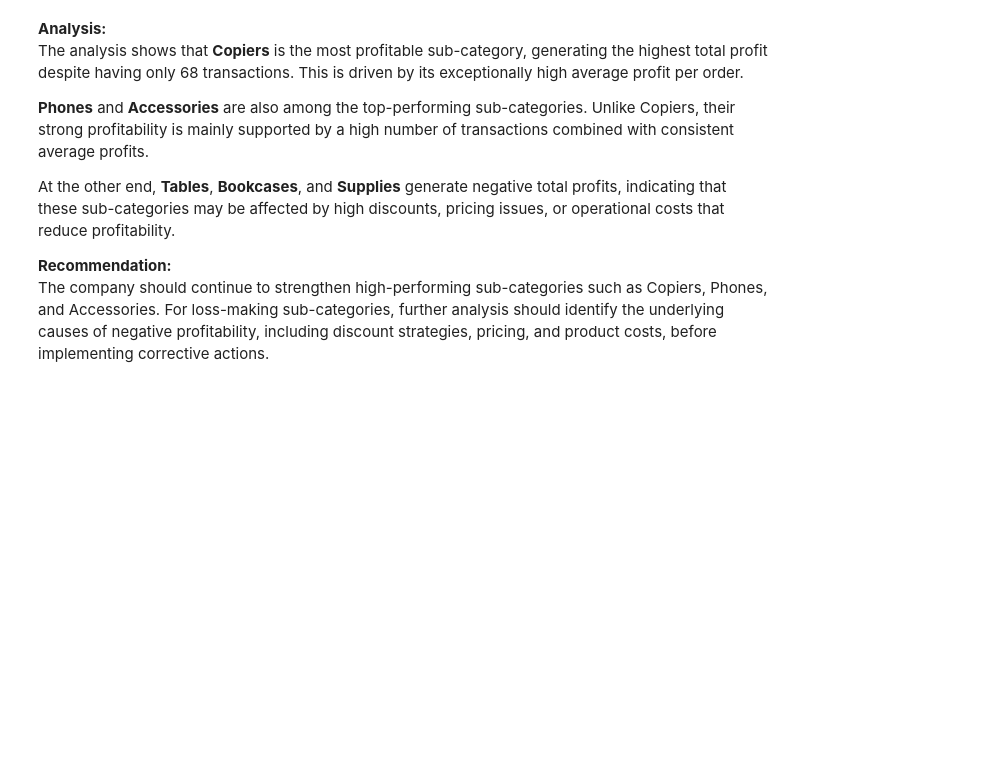
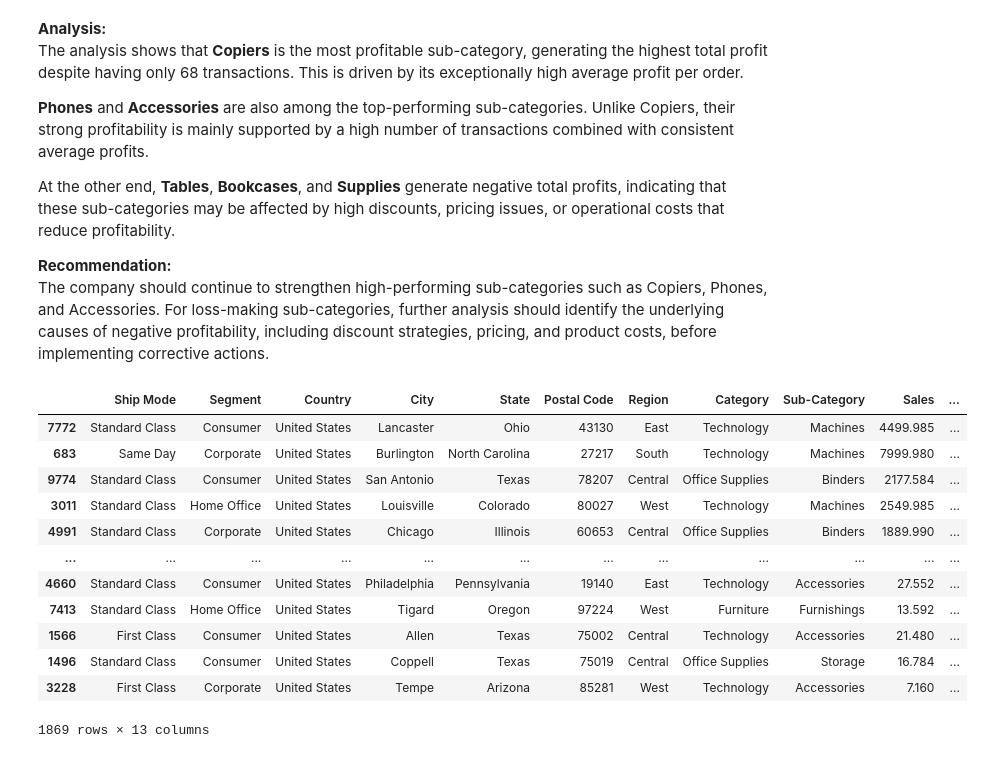
Before and after one commit to clia7/Superstore_Analysis, a Jupyter notebook: superstore-analysis.ipynb, the cells around one changed output. Cells and saved outputs as stored; diff of their text form; code cells hidden in the pictures; blank space fills up the shorter version.

```diff
--- a/superstore-analysis.ipynb
+++ b/superstore-analysis.ipynb
@@ -276,3 +281,20 @@ At the other end, **Tables**, **Bookcases**, and **Supplies** generate negative
 
 **Recommendation:**
 The company should continue to strengthen high-performing sub-categories such as Copiers, Phones, and Accessories. For loss-making sub-categories, further analysis should identify the underlying causes of negative profitability, including discount strategies, pricing, and product costs, before implementing corrective actions.
+# %%
+# Check for the high negative profit
+display(df[df['Profit']< 0].sort_values(by='Profit'))
+# %% [output]
+|  | Ship Mode | Segment | Country | City | State | Postal Code | Region | Category | Sub-Category | Sales | ... |
+| 7772 | Standard Class | Consumer | United States | Lancaster | Ohio | 43130 | East | Technology | Machines | 4499.985 | ... |
+| 683 | Same Day | Corporate | United States | Burlington | North Carolina | 27217 | South | Technology | Machines | 7999.980 | ... |
+| 9774 | Standard Class | Consumer | United States | San Antonio | Texas | 78207 | Central | Office Supplies | Binders | 2177.584 | ... |
+| 3011 | Standard Class | Home Office | United States | Louisville | Colorado | 80027 | West | Technology | Machines | 2549.985 | ... |
+| 4991 | Standard Class | Corporate | United States | Chicago | Illinois | 60653 | Central | Office Supplies | Binders | 1889.990 | ... |
+| ... | ... | ... | ... | ... | ... | ... | ... | ... | ... | ... | ... |
+| 4660 | Standard Class | Consumer | United States | Philadelphia | Pennsylvania | 19140 | East | Technology | Accessories | 27.552 | ... |
+| 7413 | Standard Class | Home Office | United States | Tigard | Oregon | 97224 | West | Furniture | Furnishings | 13.592 | ... |
+| 1566 | First Class | Consumer | United States | Allen | Texas | 75002 | Central | Technology | Accessories | 21.480 | ... |
+| 1496 | Standard Class | Consumer | United States | Coppell | Texas | 75019 | Central | Office Supplies | Storage | 16.784 | ... |
+| 3228 | First Class | Corporate | United States | Tempe | Arizona | 85281 | West | Technology | Accessories | 7.160 | ... |
+1869 rows × 13 columns
```
Also changed, not shown: parts of 10 cells of this notebook.
